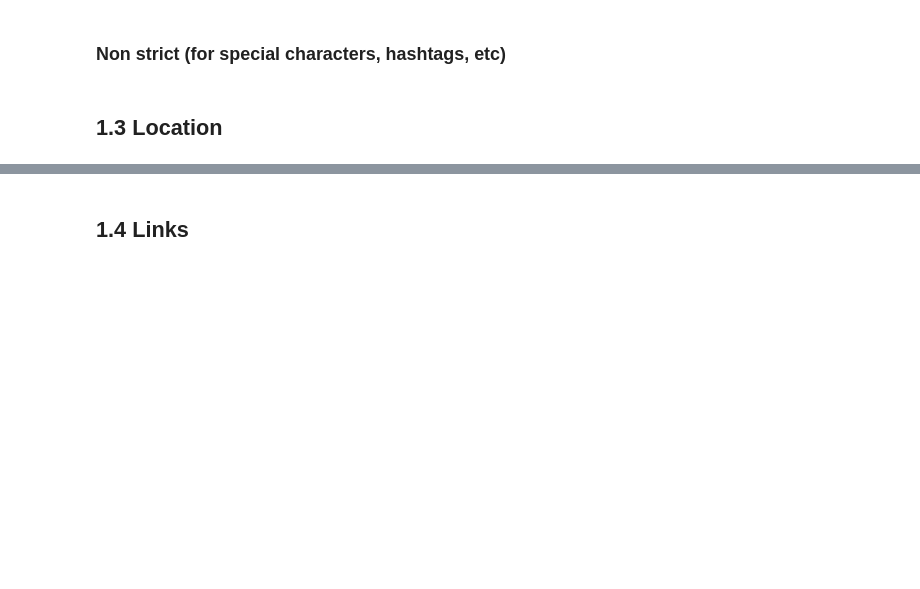
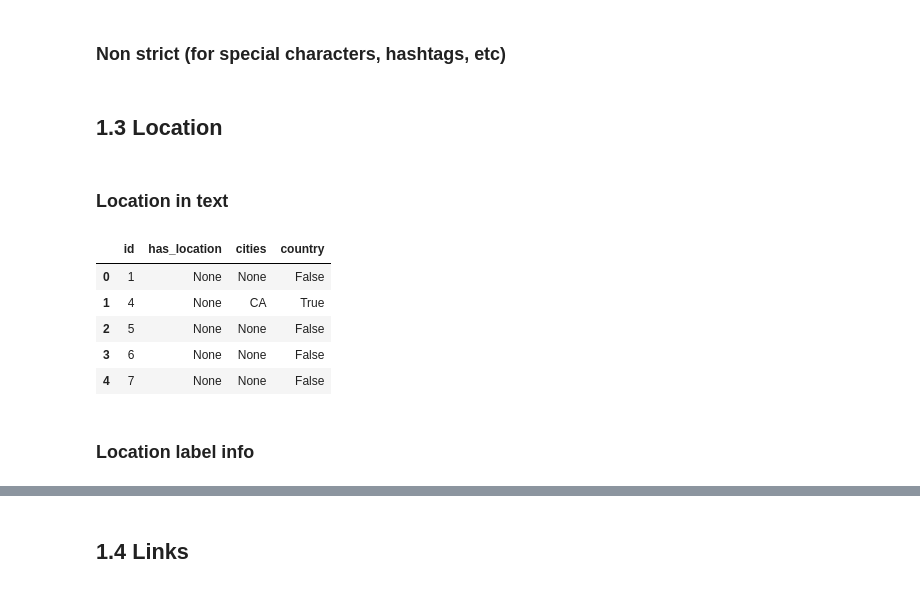
Before and after one commit to anichucai/7506-Datos-datos-tp2, a Jupyter notebook: Features.ipynb, the cells around one changed output, grey strips where cells are left out. Drawn from its saved outputs; the diff is of its cells as text; code cells hidden in the pictures; blank space fills up the shorter version.

```diff
--- a/Features.ipynb
+++ b/Features.ipynb
@@ -127,0 +185,54 @@ def clean_text_non_strict(text):
+# %%
+# FUNCIONES AUXILIARES: Analisis geografico
+
+from geotext import GeoText
+import pycountry
+
+def get_country_pycountry(text):
+    for country in pycountry.countries:
+        # Handle both the cases(Uppercase/Lowercase)
+        if str(country.name).lower() in str(text).lower():
+            return GeoText(country.name).country_mentions
+
+def get_country_geotext(text):
+    return GeoText(text).country_mentions
+
+def get_country(text):
+    set1 = set(get_country_geotext(text))
+    countries = get_country_pycountry(text)
+    if(not countries):
+        return list(set1)
+    return list(set1.union(set(countries)))
+# %% [markdown]
+### Location in text
+# %%
+# Creo dataframe y limpio la location
+
+location_in_text = train[["id", "text"]].copy()
+location_in_text['text'] = location_in_text['text'].apply(lambda x: limpiar_tweet_location(x))
+# %%
+#Creo columnas con informacion
+
+location_in_text["cities"] = location_in_text["text"].apply(lambda x: GeoText(str(x)).cities)
+location_in_text["cities_str"] = location_in_text["cities"].apply(lambda x: to_string(x,","))
+
+location_in_text["country"] = location_in_text["text"].apply(lambda x: get_country(x))
+location_in_text["country_str"] = location_in_text["country"].apply(lambda x: to_string(x,","))
+
+location_in_text["has_country"] = location_in_text["country"].apply(lambda x: len(x)!=0)
+# %%
+# Selecciono las columnas más útiles para crear features
+
+location_in_text = location_in_text[["id","cities_str","country_str","has_country"]]
+location_in_text.columns = ["id", "has_location", "cities", "country"]
+# %%
+location_in_text.head()
+# %% [output]
+|  | id | has_location | cities | country |
+| 0 | 1 | None | None | False |
+| 1 | 4 | None | CA | True |
+| 2 | 5 | None | None | False |
+| 3 | 6 | None | None | False |
+| 4 | 7 | None | None | False |
+# %% [markdown]
+### Location label info
```
Also changed, not shown: parts of 18 cells of this notebook.
